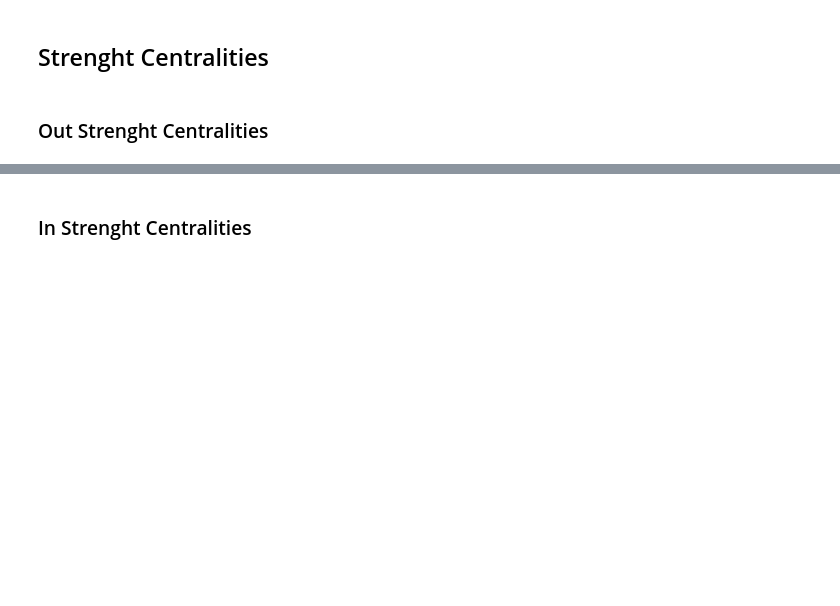
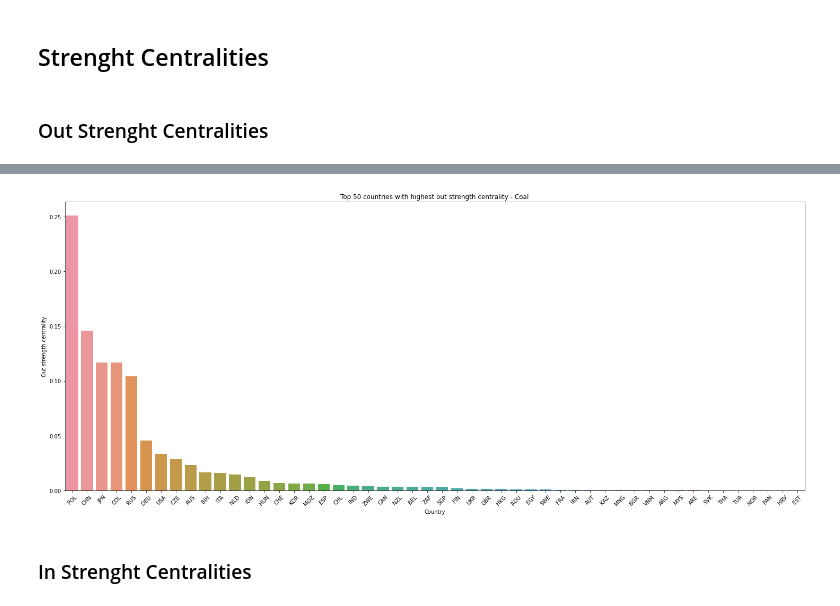
Before and after one commit to HumidBore/Social-Network-Analysis, a Jupyter notebook: SocialNetworkAnalysis.ipynb, the cells around one changed output, grey strips where cells are left out. Cells and saved outputs as stored; diff of their text form; code cells hidden in the pictures; blank space fills up the shorter version.

```diff
--- a/SocialNetworkAnalysis.ipynb
+++ b/SocialNetworkAnalysis.ipynb
@@ -147,3 +166,8 @@ out_strengths_centrality_list[:10]
+# %%
+custom_plotting_function(pd.DataFrame(
+    out_strengths_centrality_list[:50]), "Country", "Out strength centrality", "Top 50 countries with highest out strength centrality - " + PRODUCT)
+# %% [output]
+[figure, added]
 # %% [markdown]
 ### In Strenght Centralities
 # %%
```
Also changed, not shown: parts of 34 cells of this notebook.
